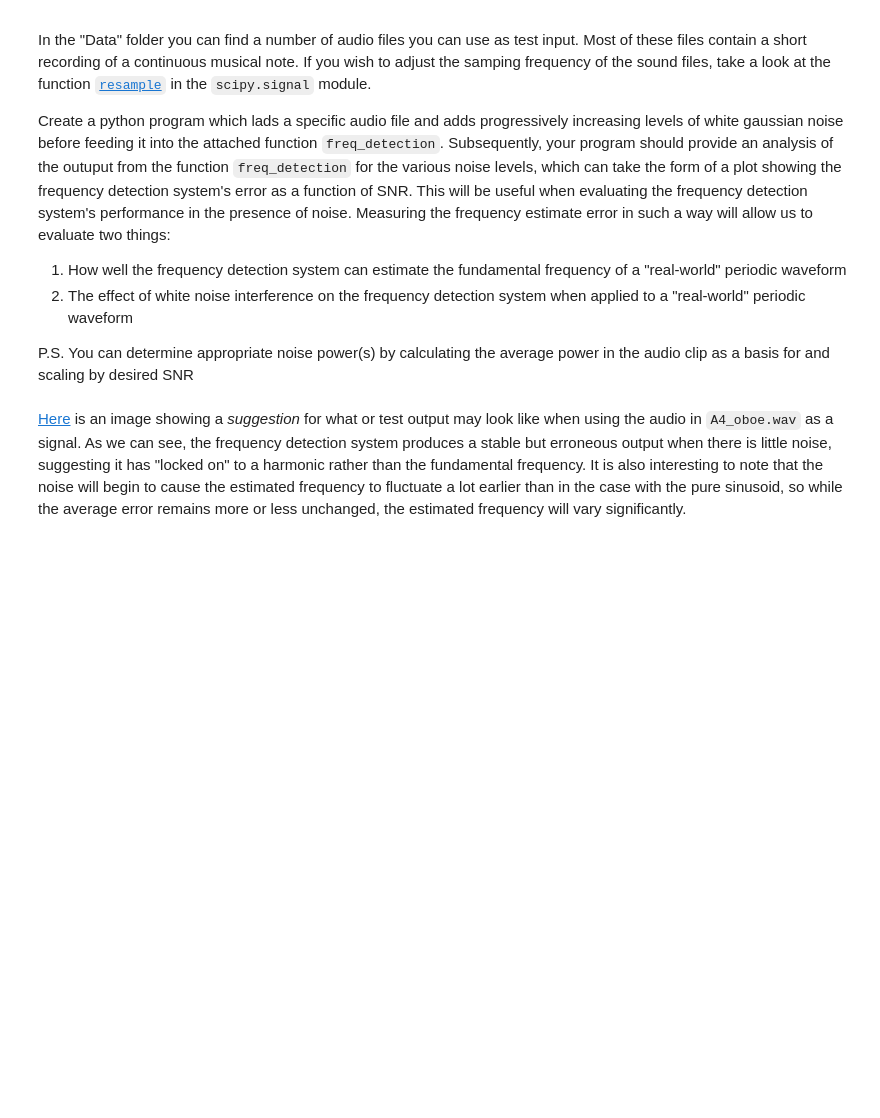
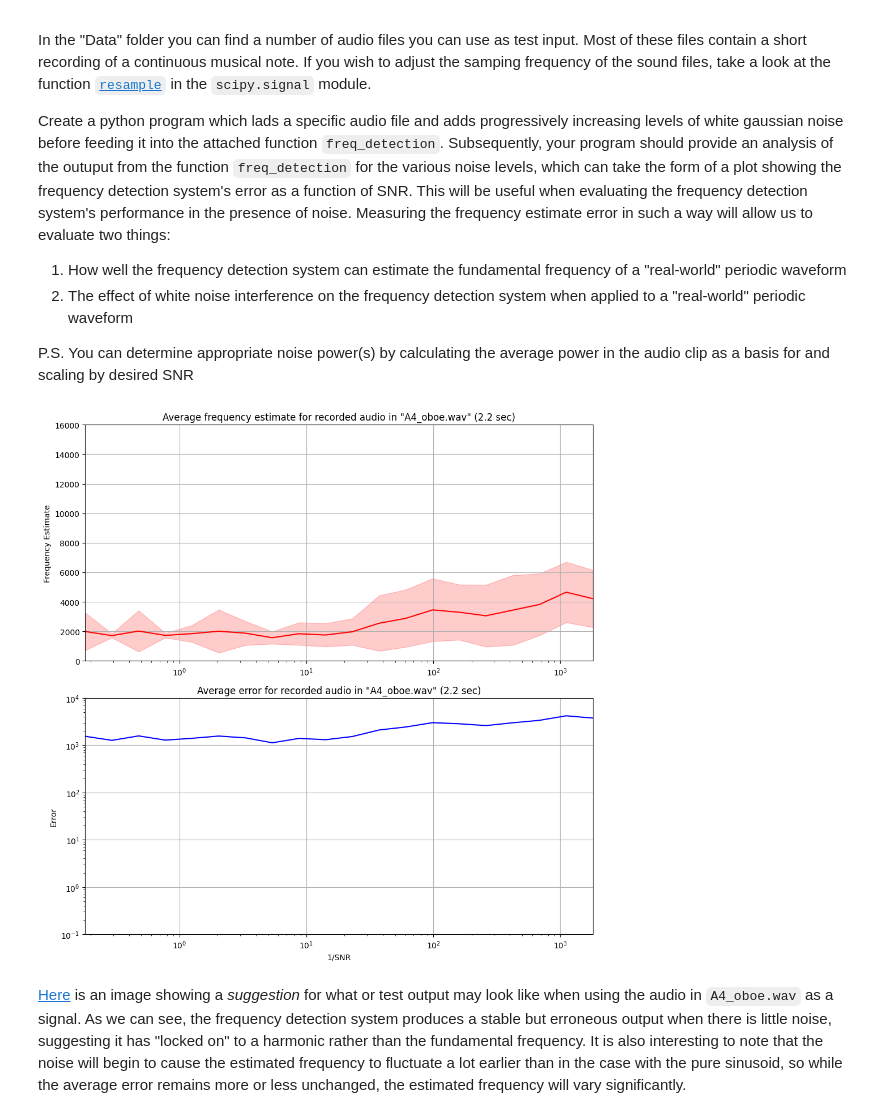
Before and after one commit to AndreFug/AIS2201, a Jupyter notebook: Exercise_7/Test3_Audio.ipynb, the cells around one changed output. Drawn from its saved outputs; the diff is of its cells as text; code cells hidden in the pictures; blank space fills up the shorter version.

```diff
--- a/Exercise_7/Test3_Audio.ipynb
+++ b/Exercise_7/Test3_Audio.ipynb
@@ -13,6 +13,81 @@ Create a python program which lads a specific audio file and adds progressively
 P.S. You can determine appropriate noise power(s) by calculating the average power in the audio clip as a basis for and scaling by desired SNR
 # %%
 from baseline_algorithm import freq_detection
+import numpy as np
+import matplotlib.pyplot as plt
+from scipy.io import wavfile
+from scipy.signal import resample_poly
 # WRITE YOUR CODE IN THIS CELL:
+
+fsOriginal, audioSignal = wavfile.read('sample_audio/A4_oboe.wav')
+audioSignal = audioSignal.astype(np.float32) / np.max(np.abs(audioSignal))
+
+if audioSignal.ndim > 1:
+    audioSignal = audioSignal[:, 0]
+
+fs_target = 16_000
+duration = 2.2
+N_samples = int(duration * fs_target)
+audioSignalResampled = resample_poly(audioSignal, fs_target, fsOriginal) if fsOriginal != fs_target else audioSignal
+
+audioSignalResampled = np.pad(audioSignalResampled[:N_samples], (0, max(0, N_samples - len(audioSignalResampled))), 'constant')
+
+signalPwr = np.mean(audioSignalResampled ** 2)
+
+noisePwr = np.logspace(-2, 2, 20)
+
+avgEst = []
+avgErrros = []
+var = []
+SNRs = []
+
+trueFrequency = 440
+N_DFT = 2048
+
+for noiseVar in noisePwr:
+    noise = np.random.normal(scale=np.sqrt(noiseVar), size=len(audioSignalResampled))
+    noisySignal = audioSignalResampled + noise
+    _, f_est = freq_detection(noisySignal, fs_target, N=N_DFT)
+    f_est = np.clip(f_est, 0, fs_target / 2)
+
+    avg_est_freq = np.mean(f_est)
+    variance = np.var(f_est)
+    error = np.abs(avg_est_freq - trueFrequency)
+
+    snr = signalPwr / noiseVar
+    SNRs.append(snr)
+
+    avgEst.append(avg_est_freq)
+    avgErrros.append(error)
+    var.append(variance)
+
+inv_SNRs = 1 / np.array(SNRs)
+
+fig, (ax1, ax2) = plt.subplots(2, 1, figsize=(10, 10))
+
+ax1.plot(inv_SNRs, avgEst, color='r')
+ax1.fill_between(inv_SNRs, np.array(avgEst) - np.sqrt(var),
+                 np.array(avgEst) + np.sqrt(var), color='red', alpha=0.2)
+ax1.set_xscale('log')
+ax1.set_xlim([inv_SNRs.min(), inv_SNRs.max()])
+ax1.set_ylim([0, 16000])
+ax1.set_title('Average frequency estimate for recorded audio in "A4_oboe.wav" (2.2 sec)')
+ax1.set_ylabel('Frequency Estimate')
+ax1.grid(True)
+
+ax2.plot(inv_SNRs, avgErrros, color='b')
+ax2.set_xscale('log')
+ax2.set_yscale('log')
+ax2.set_xlim([inv_SNRs.min(), inv_SNRs.max()])
+ax2.set_ylim([1e-1, 1e4])
+ax2.set_title('Average error for recorded audio in "A4_oboe.wav" (2.2 sec)')
+ax2.set_xlabel('1/SNR')
+ax2.set_ylabel('Error')
+ax2.grid(True)
+
+plt.tight_layout()
+plt.show()
+# %% [output]
+[figure, added]
 # %% [markdown]
 [Here](Figures/wavfileTest_LF.png) is an image showing a *suggestion* for what or test output may look like when using the audio in `A4_oboe.wav` as a signal. As we can see, the frequency detection system produces a stable but erroneous output when there is little noise, suggesting it has "locked on" to a harmonic rather than the fundamental frequency. It is also interesting to note that the noise will begin to cause the estimated frequency to fluctuate a lot earlier than in the case with the pure sinusoid, so while the average error remains more or less unchanged, the estimated frequency will vary significantly.
```
Also changed, not shown: 1 other file.
